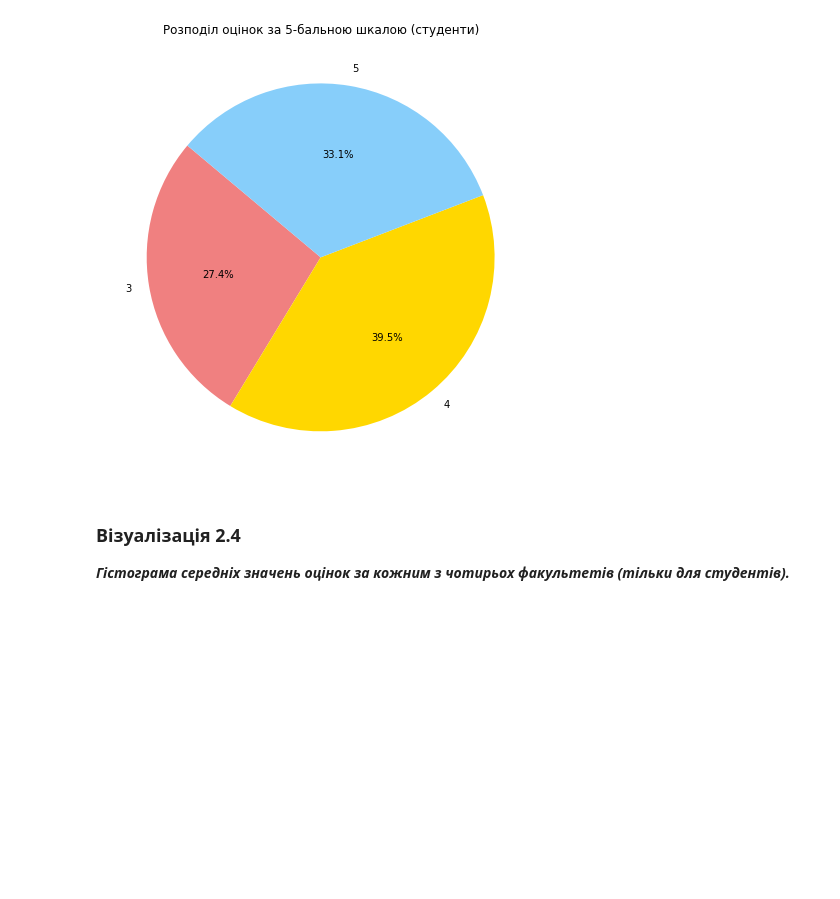
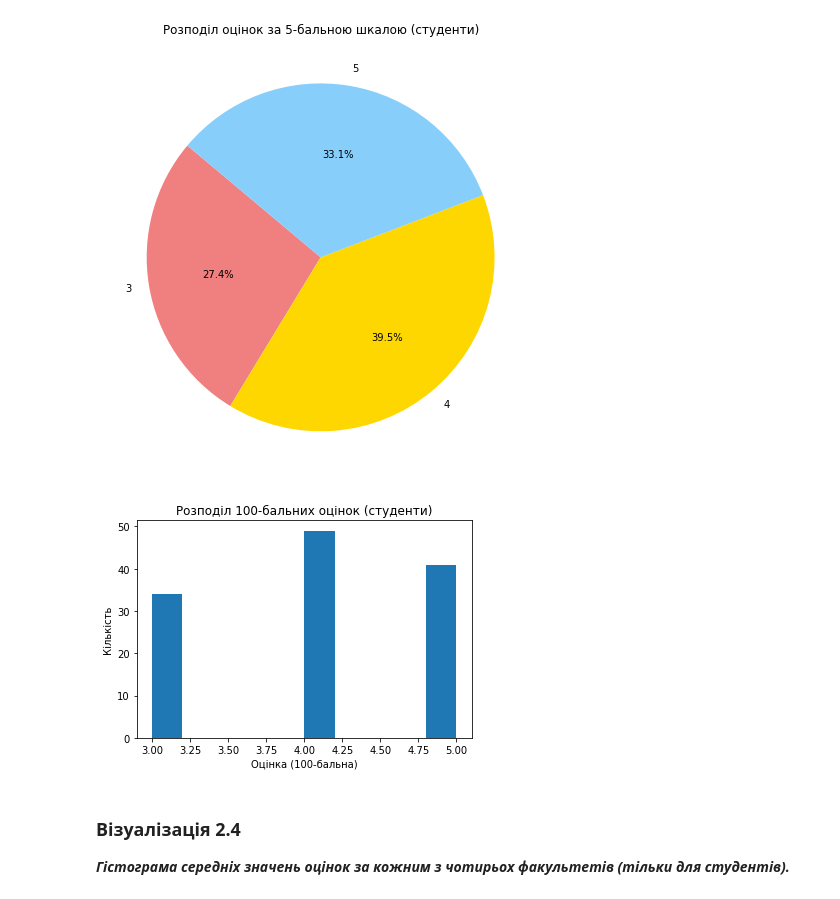
Before and after one commit to Hoksly/mis-labs, a Jupyter notebook: lab2/Lab-2.ipynb, the cells around one changed output. Saved outputs shown, nothing was run; the diff lists cells and outputs as text; code cells hidden in the pictures; blank space fills up the shorter version.

```diff
--- a/lab2/Lab-2.ipynb
+++ b/lab2/Lab-2.ipynb
@@ -83,7 +82,7 @@ def normalize_faculty(faculty_raw):
     elif "інформаційних" in f or "фіт" in f:
         return "Факультет інформаційних технологій"
     else:
-        raise RuntimeEroor("Unknown: ".format(faculty_raw))
+        raise RuntimeEror("Unknown: ".format(faculty_raw))
 
 df["faculty"] = df["faculty"].apply(normalize_faculty)
 print(df['faculty'].unique())
@@ -254,6 +253,18 @@ plt.title('Розподіл оцінок за 5-бальною шкалою (с
 plt.show()
 # %% [output]
 [figure]
+# %%
+scores_100 =  df_students['5_score']
+
+
+plt.figure()
+plt.hist(scores_100)  # діапазон 60..100, крок 5
+plt.title("Розподіл 100-бальних оцінок (студенти)")
+plt.xlabel("Оцінка (100-бальна)")
+plt.ylabel("Кількість")
+plt.show()
+# %% [output]
+[figure, added]
 # %% [markdown]
 ### Візуалізація 2.4
 
```
Also changed, not shown: parts of 1 cell of this notebook, 4 other files.
